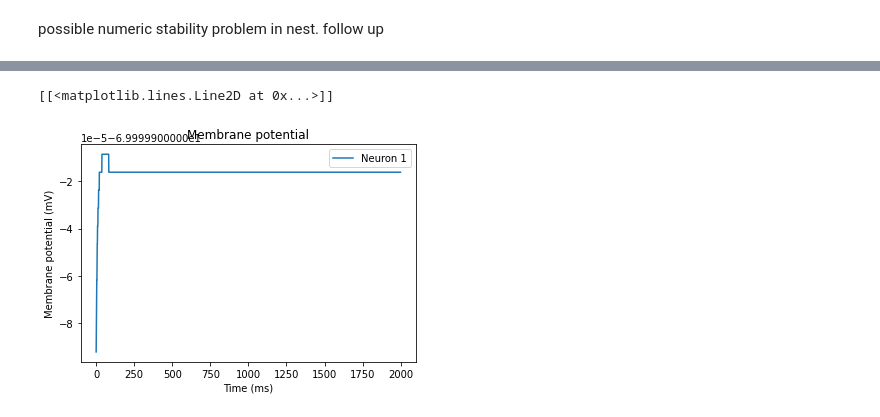
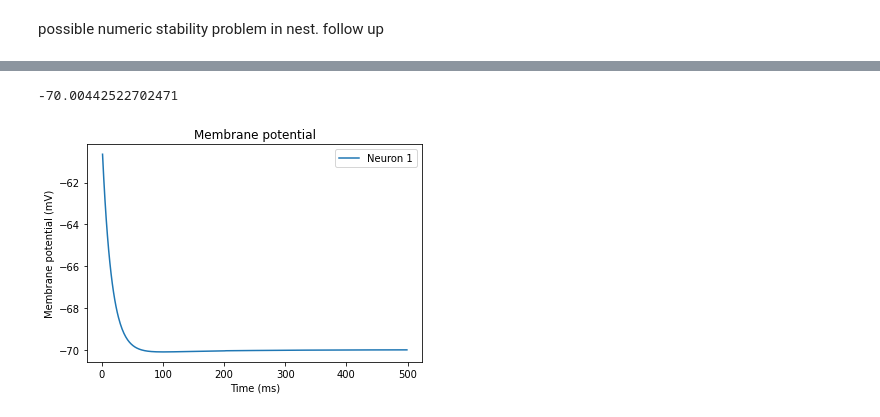
Before and after one commit to 104H/simulenation, a Jupyter notebook: src/epspcomputation.ipynb, the cells around one changed output, grey strips where cells are left out. Drawn from its saved outputs; the diff is of its cells as text; code cells hidden in the pictures.

Commit message:
epsp computations for neuron params

```diff
--- a/src/epspcomputation.ipynb
+++ b/src/epspcomputation.ipynb
@@ -47,39 +99,6 @@ nest.voltage_trace.from_device(v)
-# %%
-nest.ResetKernel()
-
-neuron_params_thl = {
-        #'model' : "aeif_cond_exp",
-        'E_L': -70.,  # resting membrane potential (mV) - see refs
-        'V_m' : -70,
-        'C_m': 50.0,      # membrane capacity (pF)
-        'g_L': 5.0,      # leak conductance  - see refs
-        'V_reset': -52.,  # reset membrane potential after a spike (mV)  - for bustiness
-        'V_th': -50.,  # spike threshold (mV)
-        'tau_syn_ex': 2.5, # exc. synaptic time constant  - mit paper
-        'tau_syn_in': 10., # exc. synaptic time constant  - mit paper
-
-        # initial burst + adaptation
-        "a": 0.5,
-        "b": 10.,
-        'tau_w': 150.,
-    }
-
-n = nest.Create("aeif_cond_exp", 1)
-nest.SetStatus(n, neuron_params_thl)
-
-v = nest.Create("voltmeter")
-
-nest.Connect(v, n)
-
-sg = nest.Create('spike_generator')
-
-nest.SetStatus(sg, {'spike_times' : [100.]})
-
-#nest.Connect(sg, n, syn_spec={'weight':.01})
-
-nest.Simulate(2000)
-
-nest.voltage_trace.from_device(v)
-# %% [output]
-[[<matplotlib.lines.Line2D at 0x...>]]
-[figure, removed]
+# %%
+# from MGN to eA1
+oneSpikeEpsp(neuron_exc_params_aone, 0.05)
+# %% [output]
+-70.00442522702471
+[figure, added]
```
Also changed, not shown: parts of 21 cells of this notebook.
